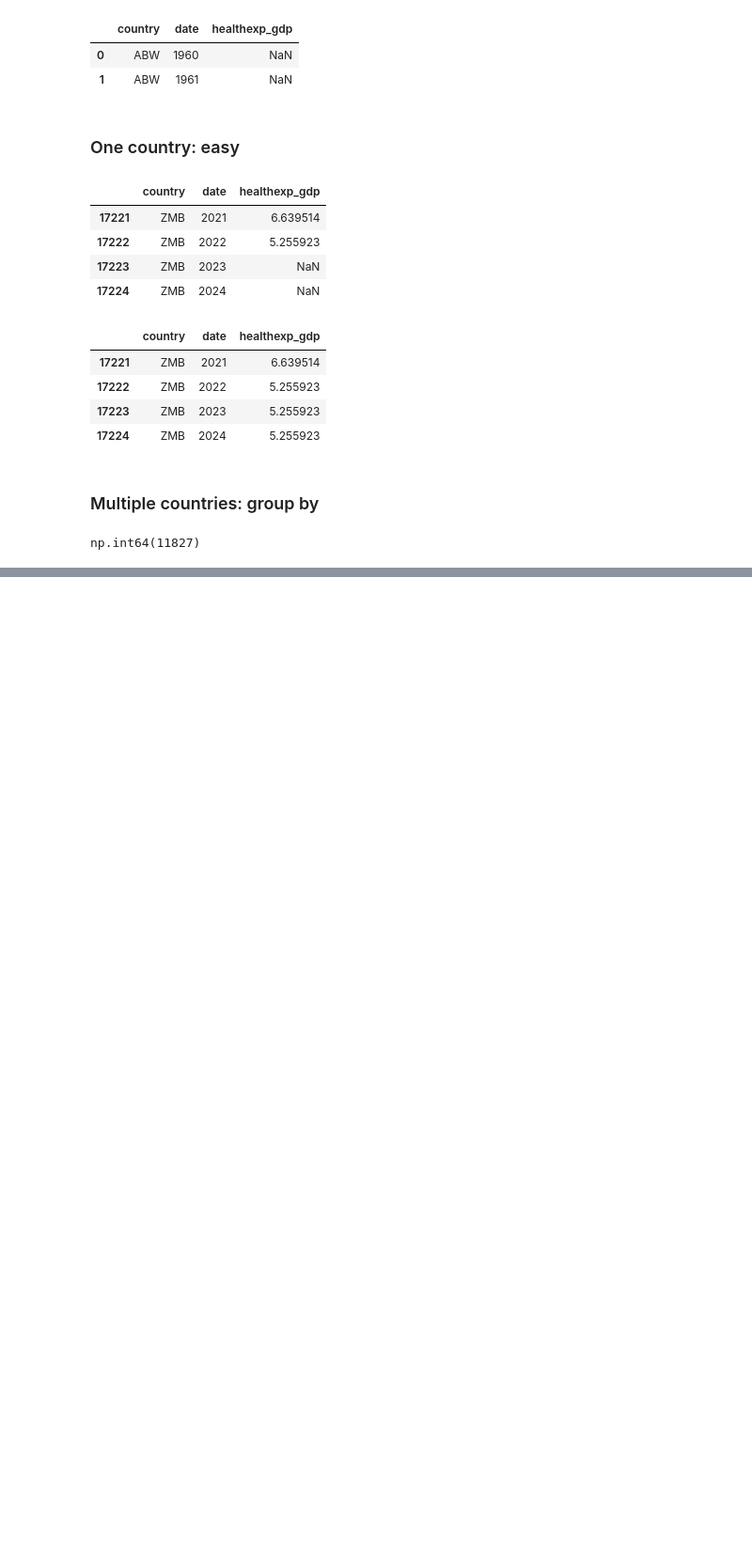
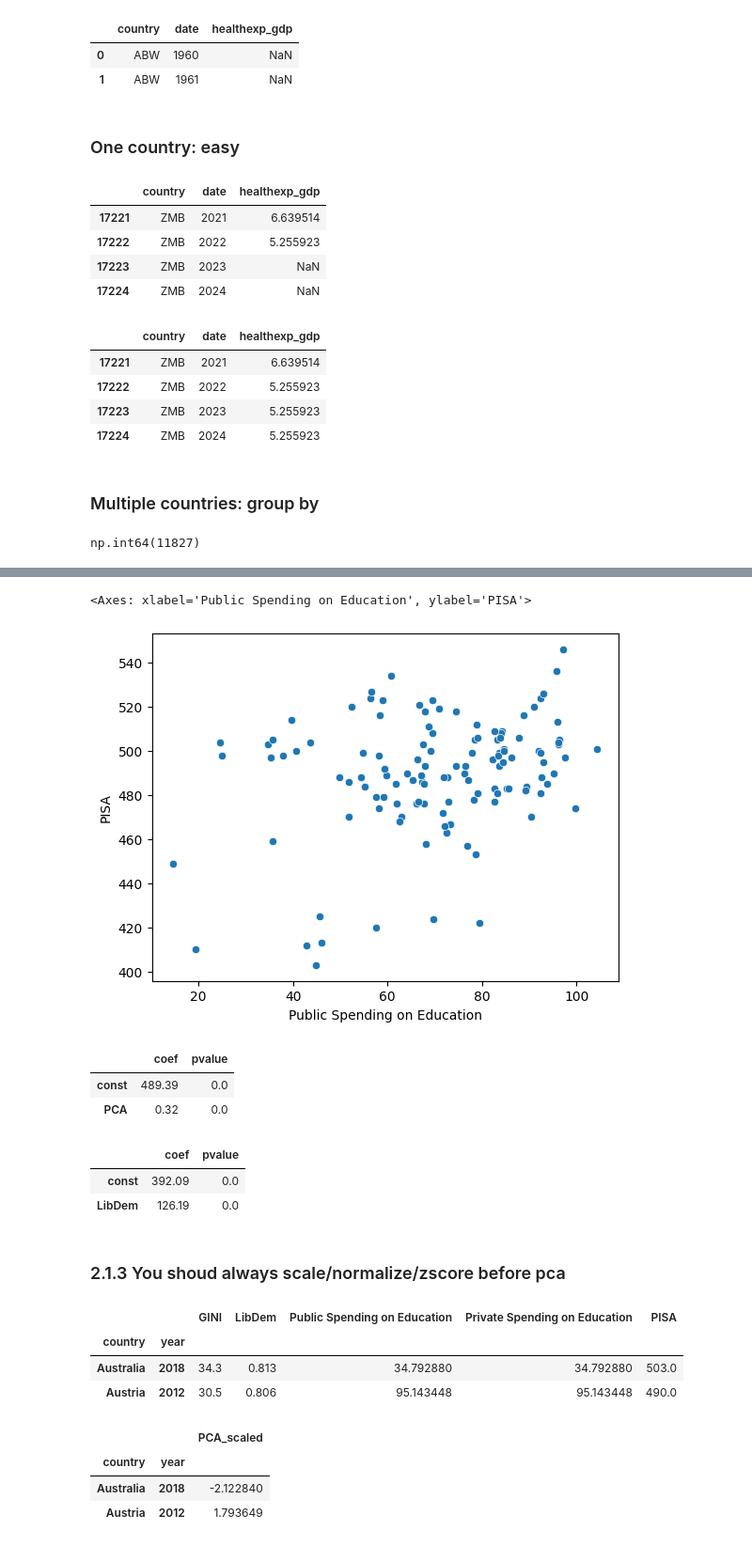
Before and after one commit to kdaseo/graspp_2025_spring, a Jupyter notebook: notebooks/module_3/machine_learning.ipynb, the cells around one changed output, grey strips where cells are left out. Shown: that part at 94% size. Saved outputs shown, nothing was run; the diff lists cells and outputs as text; code cells hidden in the pictures; blank space fills up the shorter version.

```diff
--- a/notebooks/module_3/machine_learning.ipynb
+++ b/notebooks/module_3/machine_learning.ipynb
@@ -182,0 +441,10 @@ np.int64(0)
+# %%
+import seaborn as sns
+sns.scatterplot(
+    data = df_pca,
+    y = 'PISA',
+    x = 'Public Spending on Education',
+)
+# %% [output]
+<Axes: xlabel='Public Spending on Education', ylabel='PISA'>
+[figure, added]
@@ -182,0 +460,47 @@ np.int64(0)
+# %%
+
+
+regression(
+    data = df_pca,
+    x_cols = ['PCA'],
+    y = 'PISA'
+)
+# %% [output]
+|  | coef | pvalue |
+| const | 489.39 | 0.0 |
+| PCA | 0.32 | 0.0 |
+# %%
+regression(
+    data = df_pca,
+    x_cols = ['LibDem'],
+    y = 'PISA'
+)
+# %% [output]
+|  | coef | pvalue |
+| const | 392.09 | 0.0 |
+| LibDem | 126.19 | 0.0 |
+# %% [markdown]
+### 2.1.3 You shoud always scale/normalize/zscore before pca
+# %%
+data.head(2)
+# %% [output]
+|  |  | GINI | LibDem | Public Spending on Education | Private Spending on Education | PISA |
+| country | year |  |  |  |  |  |
+| Australia | 2018 | 34.3 | 0.813 | 34.792880 | 34.792880 | 503.0 |
+| Austria | 2012 | 30.5 | 0.806 | 95.143448 | 95.143448 | 490.0 |
+# %%
+from sklearn.preprocessing import StandardScaler
+scaler = StandardScaler()
+scaled_data = scaler.fit_transform(data.drop(['PISA'], axis='columns'))
+
+from sklearn.decomposition import PCA
+pca = PCA(n_components=1)
+principal_components = pca.fit_transform(scaled_data)
+
+df_pca = pd.DataFrame(data=principal_components, columns=['PCA_scaled'], index = data.index)
+df_pca.head(2)
+# %% [output]
+|  |  | PCA_scaled |
+| country | year |  |
+| Australia | 2018 | -2.122840 |
+| Austria | 2012 | 1.793649 |
```
Also changed, not shown: parts of 46 cells of this notebook, 2 other files.
